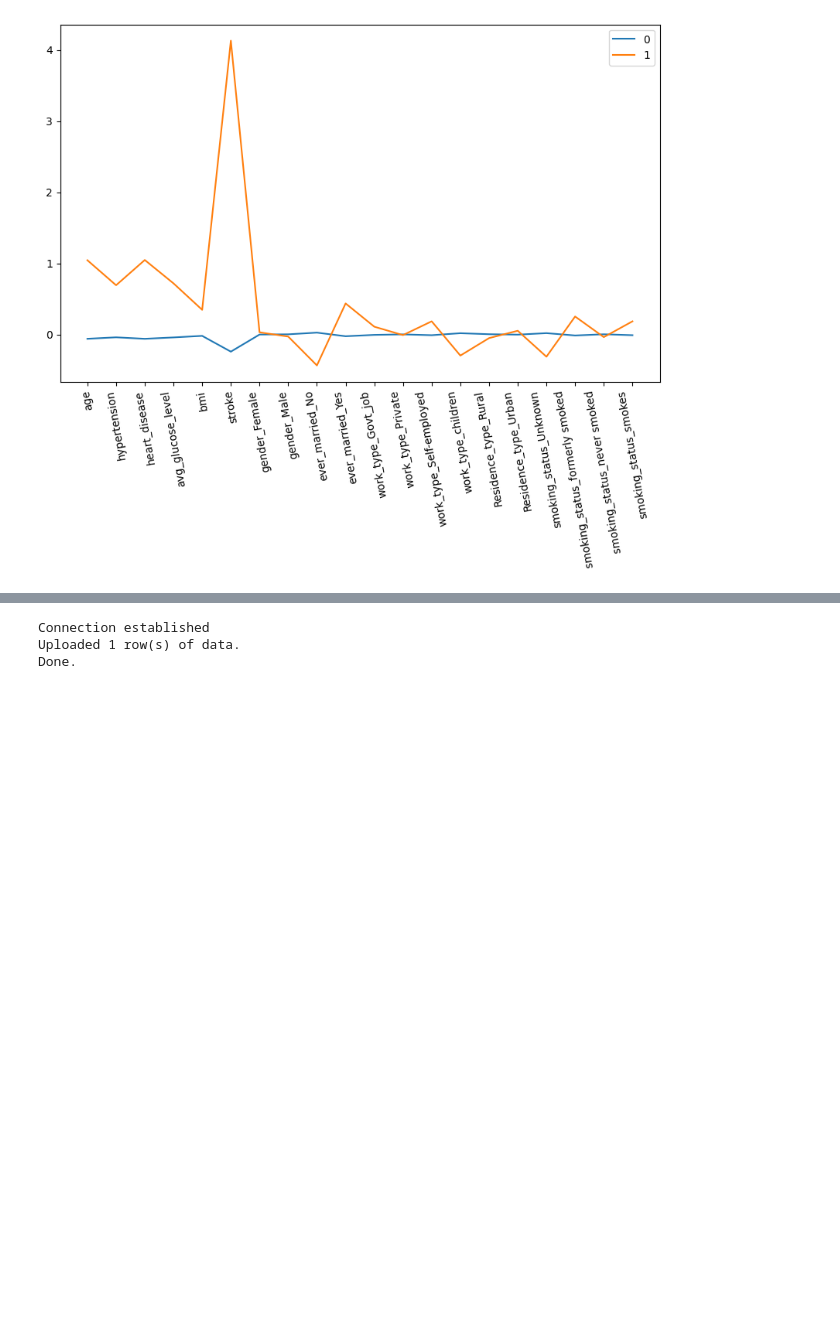
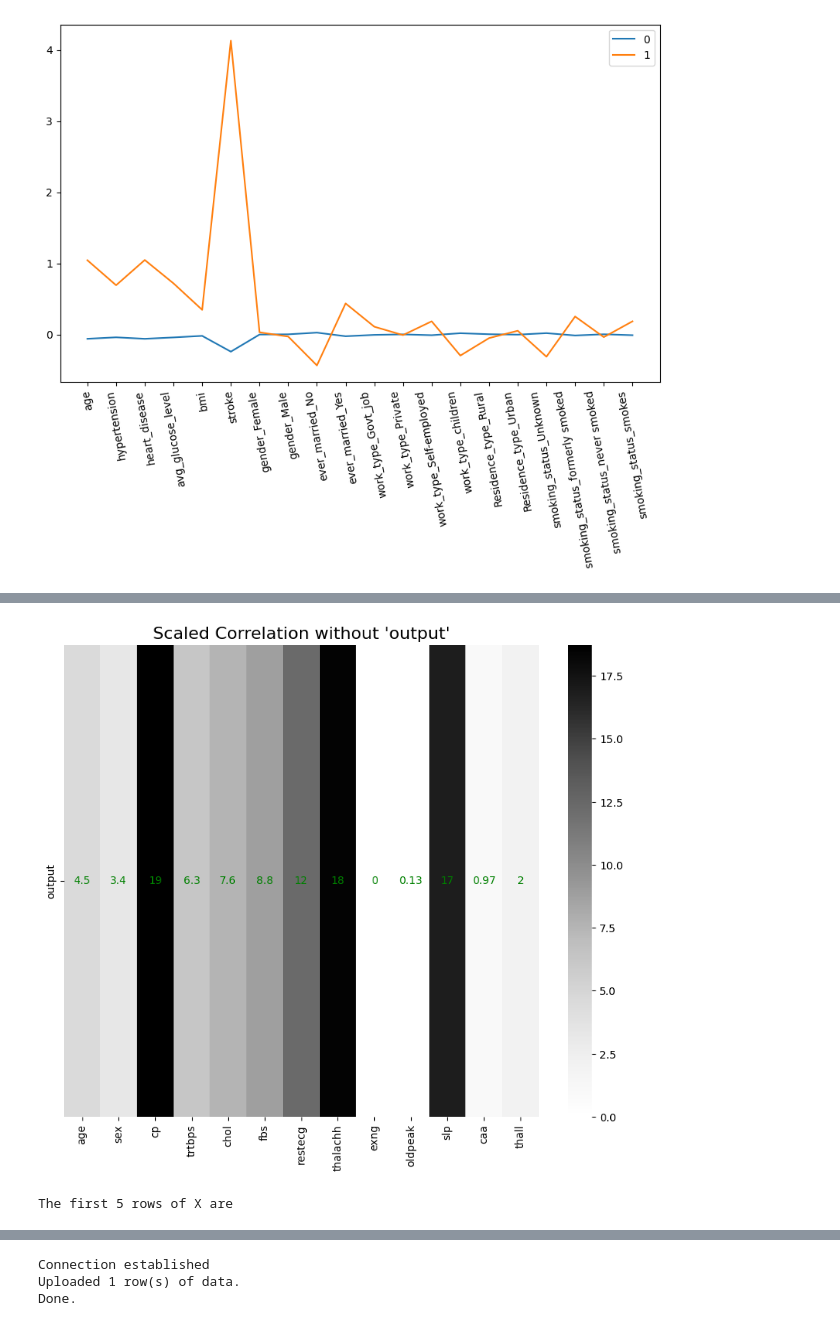
Before and after one commit to hackersground-kr/HG-LearningMachine, a Jupyter notebook: colab/1.ipynb, the cells around one changed output, grey strips where cells are left out. Saved outputs shown, nothing was run; the diff lists cells and outputs as text; code cells hidden in the pictures; blank space fills up the shorter version.

```diff
--- a/colab/1.ipynb
+++ b/colab/1.ipynb
@@ -185 +266,32 @@
 [figure]
+# %%
+heart_data = pd.read_csv('/content/drive/MyDrive/heart.csv')
+# %%
+features = heart_data.drop('output', axis=1)
+out = heart_data.drop(heart_data.columns[0:13], axis=1)
+# 스케일링 작업
+scaler = MinMaxScaler()
+scaled_data = scaler.fit_transform(features)
+scaled_df = pd.DataFrame(scaled_data, columns=features.columns)
+scaled_df['output'] = out
+# 상관관계 분석
+correlation_matrix = scaled_df.corr()
+output_correlation = correlation_matrix.drop('output')['output']
+scaled_output_correlation = (output_correlation - output_correlation.min()) / (output_correlation.max() - output_correlation.min())
+scaled_output_correlation = (scaled_output_correlation / scaled_output_correlation.sum()) * 100
+plt.figure(figsize=(10, 8))
+ax = sns.heatmap(data=scaled_output_correlation.to_frame().T, annot=True, annot_kws=dict(color='g', fontsize=10), cmap='Greys')
+plt.title("Scaled Correlation without 'output'", fontsize=16)
+
+buffer = io.BytesIO()
+plt.savefig(buffer, format='png')
+buffer.seek(0)
+
+# Base64로 인코딩
+image_heart1 = base64.b64encode(buffer.getvalue()).decode('utf-8')
+
+# Base64 주소를 변수에 저장
+image_heart1 = "embedded-picture" + image_heart1
+print(f"Image Variable: {image_heart1}")
+plt.show()
+# %% [output]
@@ -185,0 +299 @@
+[figure, added]
@@ -185,0 +305,9 @@
+# %%
+data = pd.get_dummies(heart_data, columns = cat_cols, drop_first = True)
+X = data.drop(['output'],axis=1)
+y = data[['output']]
+scaler = RobustScaler()
+X[con_cols] = scaler.fit_transform(X[con_cols])
+print("The first 5 rows of X are")
+# %% [output]
+The first 5 rows of X are
```
Also changed, not shown: parts of 34 cells of this notebook, 2 other files.
